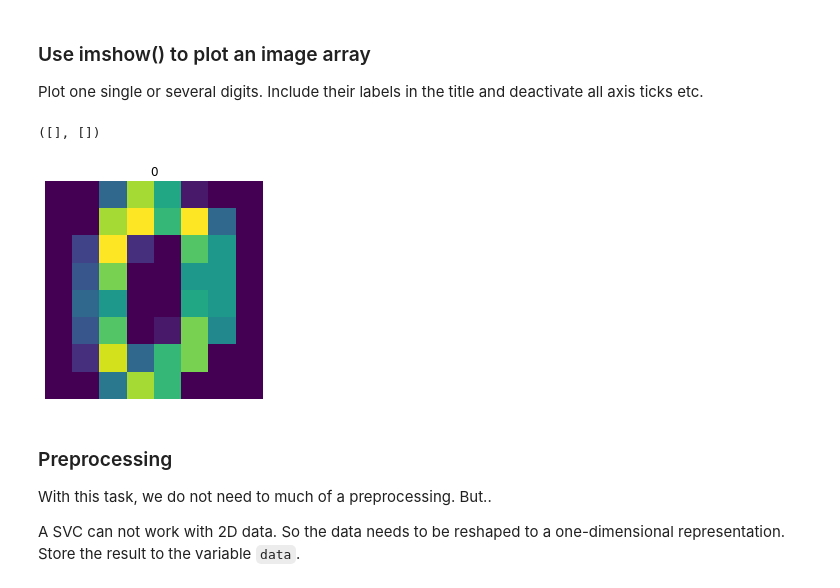
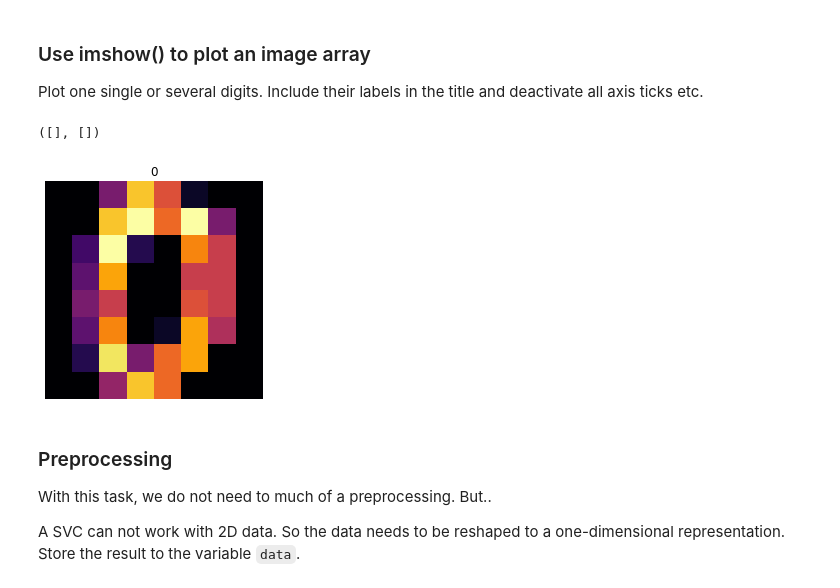
Before and after one commit to s-naegele/Data-Analysis, a Jupyter notebook: Lab/05_Classification.ipynb, the cells around one changed output. Saved outputs shown, nothing was run; the diff lists cells and outputs as text; code cells hidden in the pictures.

```diff
--- a/Lab/05_Classification.ipynb
+++ b/Lab/05_Classification.ipynb
@@ -72,17 +72,17 @@ Plot one single or several digits. Include their labels in the title and deactiv
 # %%
 import matplotlib.pyplot as plt
 img_nr = 0  # choose an image
 
 # YOUR CODE HERE
-plt.imshow(digits.images[img_nr])
+plt.imshow(digits.images[img_nr], cmap='inferno')
 text = digits.target[img_nr]
 plt.title(text)
 plt.axis('off')
 plt.xticks([])
 plt.yticks([])
 # %% [output]
 ([], [])
-[figure, old version]
+[figure, new version]
 # %% [markdown]
 ### Preprocessing
 
```
Also changed, not shown: parts of 4 cells of this notebook, 2 other files.
